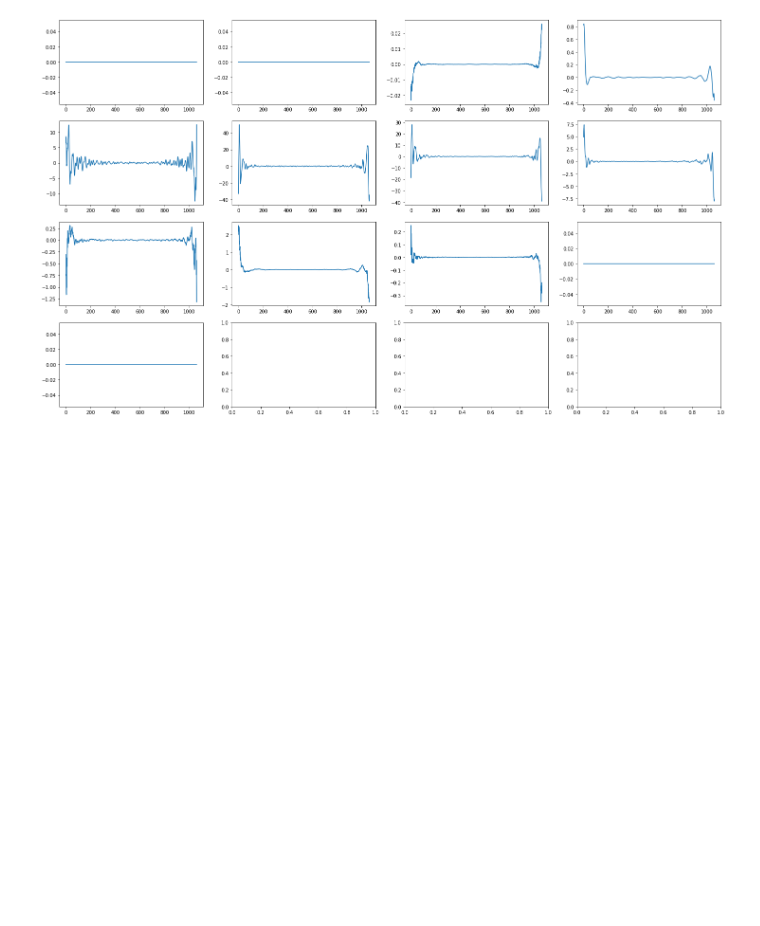
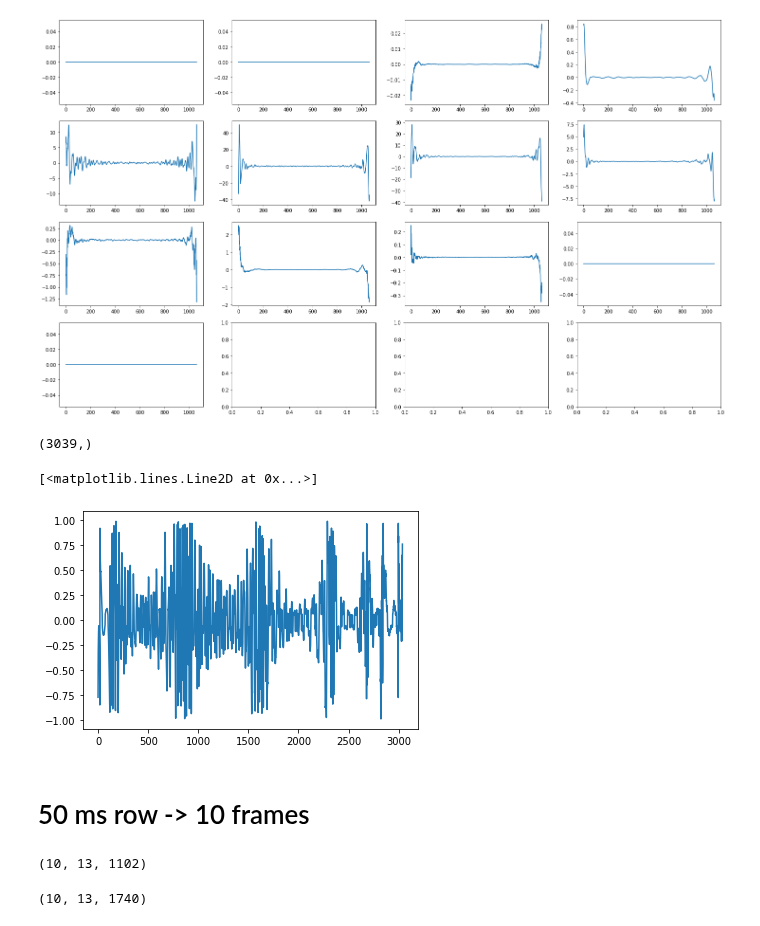
Before and after one commit to neuralsrg/EEG, a Jupyter notebook: Spectrums.ipynb, the cells around one changed output. Saved outputs shown, nothing was run; the diff lists cells and outputs as text; code cells hidden in the pictures; blank space fills up the shorter version.

Commit message:
10 frames per 50ms

```diff
--- a/Spectrums.ipynb
+++ b/Spectrums.ipynb
@@ -135,3 +136,16 @@ for i in range(4):
 
 scipy.io.wavfile.write('/home/srg/Documents/MSU/EEG/data/50ms/1.wav', SR, save)
 # Result: bad quality as expected
+# %%
+x = cutSignal[0][(cutSignal[0] > 0.05) | (cutSignal[0] < -0.05)]
+scipy.io.wavfile.write('/home/srg/Documents/MSU/EEG/data/50ms/1.wav', SR, x)
+x.shape
+# %% [output]
+(3039,)
+# %%
+plt.plot(x)
+# %% [output]
+[<matplotlib.lines.Line2D at 0x...>]
+[figure, added]
+# %% [markdown]
+# 50 ms row -> 10 frames
@@ -137,0 +156,14 @@ scipy.io.wavfile.write('/home/srg/Documents/MSU/EEG/data/50ms/1.wav', SR, save)
+# %%
+Snd.shape
+# %% [output]
+(10, 13, 1102)
+# %%
+Specs = np.empty((0, 1740))
+for syl in Snd:
+    for row in syl:
+        x = np.abs(librosa.stft(row, n_fft=FRAME_SIZE, hop_length=HOP_LENGTH, center=False)).reshape(1, -1)
+        Specs = np.append(Specs, x, axis=0)
+Specs = Specs.reshape(10, 13, 1740)
+Specs.shape
+# %% [output]
+(10, 13, 1740)
```
Also changed, not shown: parts of 10 cells of this notebook, 1 other file.
